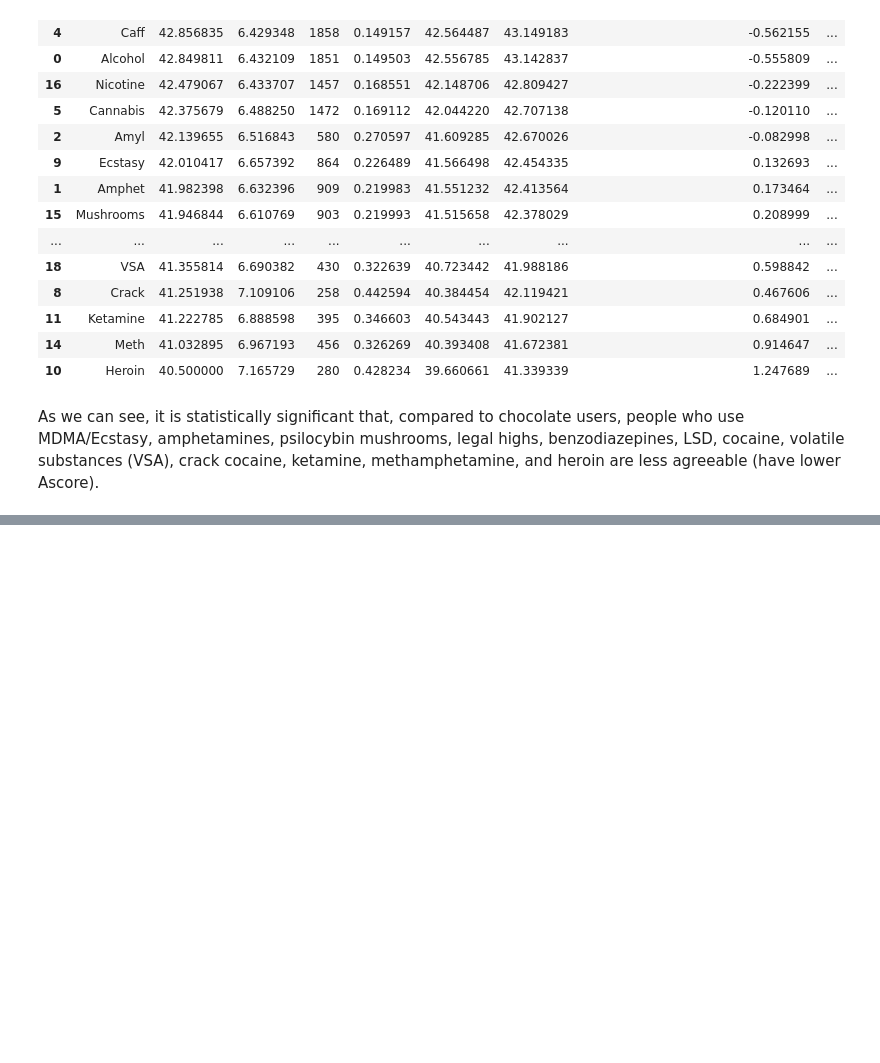
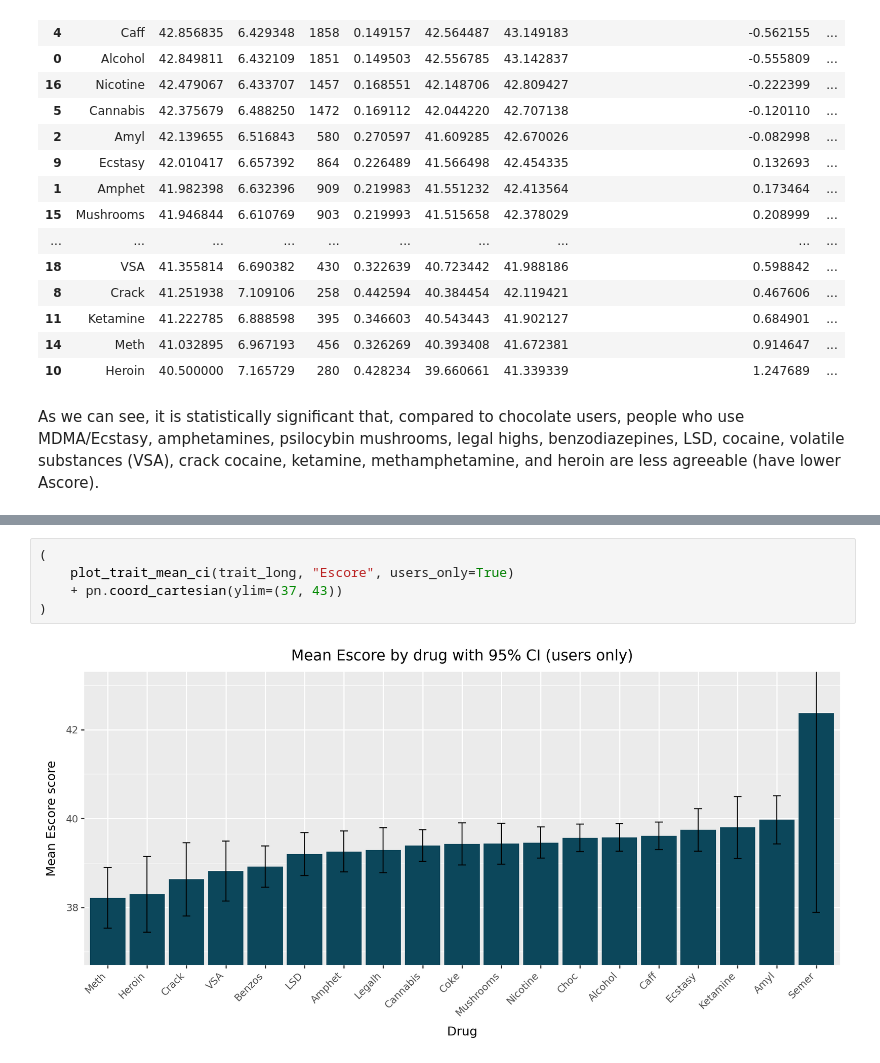
Before and after one commit to RichardMJaks/drug-use-analysis, a Jupyter notebook: main.ipynb, the cells around one changed output, grey strips where cells are left out. Cells and saved outputs as stored; diff of their text form; blank space fills up the shorter version.

```diff
--- a/main.ipynb
+++ b/main.ipynb
@@ -518,0 +555,7 @@ As we can see, it is statistically significant that, compared to chocolate users
+# %%
+(
+    plot_trait_mean_ci(trait_long, "Escore", users_only=True)
+    + pn.coord_cartesian(ylim=(37, 43))
+)
+# %% [output]
+[figure, added]
```
Also changed, not shown: parts of 15 cells of this notebook.
